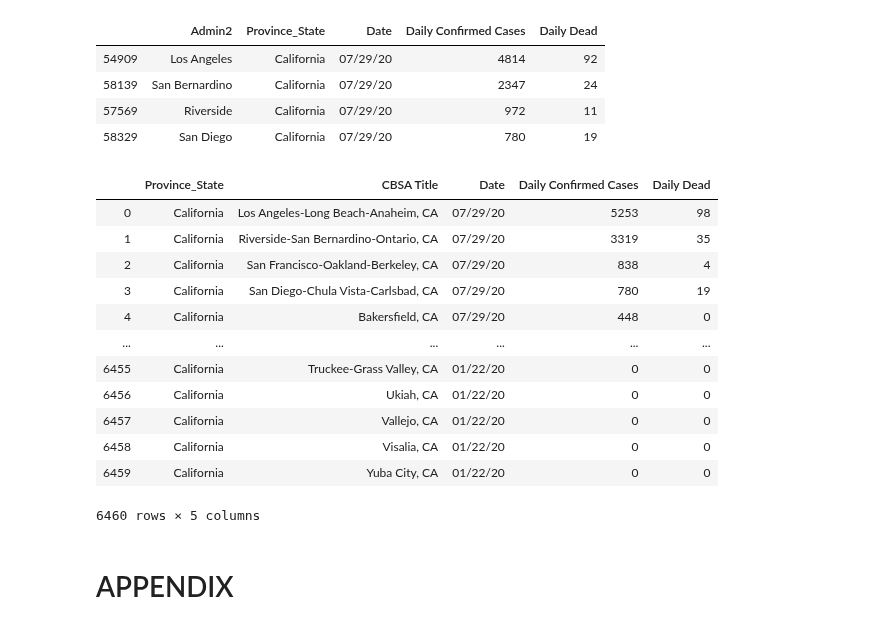
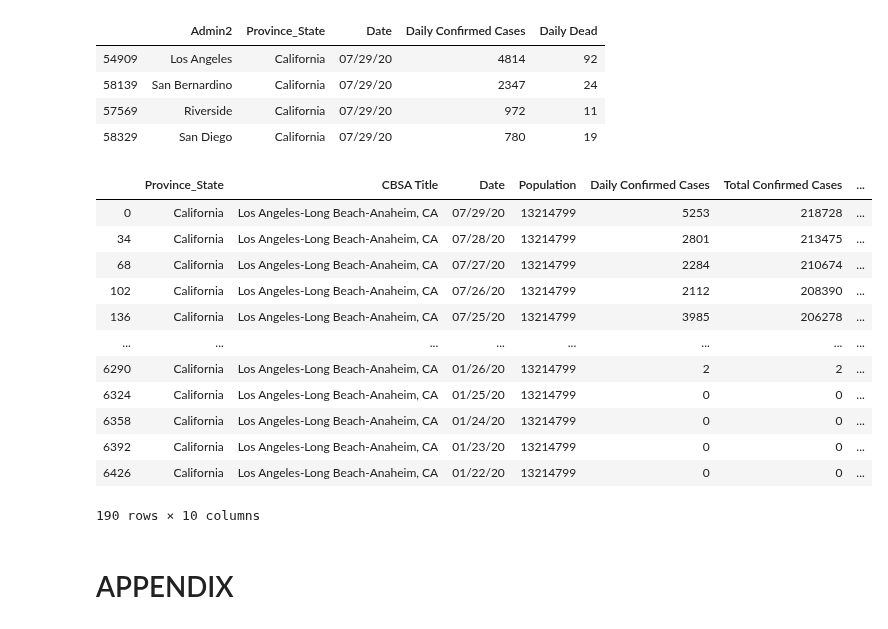
Before and after one commit to andrewcreates/DataScience-Projects, a Jupyter notebook: COVID-19/JHU CSSEGI's US Data.ipynb, the cells around one changed output. Cells and saved outputs as stored; diff of their text form; code cells hidden in the pictures.

Commit message:
Added California CBSA level exploration

```diff
--- a/COVID-19/JHU CSSEGI's US Data.ipynb
+++ b/COVID-19/JHU CSSEGI's US Data.ipynb
@@ -90,4 +89,7 @@ stategrp['Total Cases per 1000 capita'] = stategrp['Total Confirmed Cases']/stat
 # %%
+#Feature creation, rankings
+stategrp['Total Cases per 1000 capita'] = stategrp['Total Confirmed Cases']/stategrp['Population']*1000
+
 ranks = []
 for date in stategrp['Date'].unique():
     for ranking in stategrp.copy().loc[stategrp['Date']==date,'Total Confirmed Cases'].rank(ascending = False, method='min'):
@@ -103,7 +105,7 @@ for state in stategrp['Province_State'].unique():
     statetemp = pd.concat([statetemp,yest], axis=1)
     ustemp = pd.concat([ustemp, statetemp])
 
-stategrp = ustemp.sort_values(['Date','Province_State'], ascending = [False,True]).reset_index(drop=True)
+stategrp = ustemp.sort_values(['Date','Total Cases Daily Ranking'], ascending = [False,True]).reset_index(drop=True)
 stategrp['Total Cases Ranking Daily Change'] = stategrp['Total Cases Ranking Daily Change'] - stategrp['Total Cases Daily Ranking']
 
 ranks = []
@@ -193,22 +195,47 @@ us_daily.loc[(us_daily['Province_State']=='California') & (us_daily['Date']=='07
 | 57569 | Riverside | California | 07/29/20 | 972 | 11 |
 | 58329 | San Diego | California | 07/29/20 | 780 | 19 |
 # %%
-CACBSAdaily = us_daily.loc[(us_daily['Province_State']=='California')].groupby(['Province_State','CBSA Title','Date'], as_index=False)['Daily Confirmed Cases','Daily Dead'].sum()
-CACBSAdaily.sort_values(['Date','Daily Confirmed Cases'], ascending = [False,False]).reset_index(drop=True)
+cacbsa_daily = us_daily.loc[(us_daily['Province_State']=='California')].groupby(['Province_State','CBSA Title','Date'], as_index=False)['Population','Daily Confirmed Cases'].sum()
+cacbsa_daily = cacbsa_daily.sort_values(['Date','Daily Confirmed Cases'], ascending = [False,False]).reset_index(drop=True)
+cacbsa_cumsum = us_totals.loc[us_totals['Province_State']=='California'].groupby(['Province_State','CBSA Title','Date'], as_index=False)['Total Confirmed Cases','Total Dead'].sum()
+cacbsa = pd.merge(cacbsa_daily, cacbsa_cumsum, on = ['Province_State','CBSA Title','Date'], how = 'left', suffixes = (False, False))
-# %% [output]
-|  | Province_State | CBSA Title | Date | Daily Confirmed Cases | Daily Dead |
-| 0 | California | Los Angeles-Long Beach-Anaheim, CA | 07/29/20 | 5253 | 98 |
-| 1 | California | Riverside-San Bernardino-Ontario, CA | 07/29/20 | 3319 | 35 |
-| 2 | California | San Francisco-Oakland-Berkeley, CA | 07/29/20 | 838 | 4 |
-| 3 | California | San Diego-Chula Vista-Carlsbad, CA | 07/29/20 | 780 | 19 |
-| 4 | California | Bakersfield, CA | 07/29/20 | 448 | 0 |
-| ... | ... | ... | ... | ... | ... |
-| 6455 | California | Truckee-Grass Valley, CA | 01/22/20 | 0 | 0 |
-| 6456 | California | Ukiah, CA | 01/22/20 | 0 | 0 |
-| 6457 | California | Vallejo, CA | 01/22/20 | 0 | 0 |
-| 6458 | California | Visalia, CA | 01/22/20 | 0 | 0 |
-| 6459 | California | Yuba City, CA | 01/22/20 | 0 | 0 |
-6460 rows × 5 columns
+# %%
+#Feature creation, rankings
+cacbsa['Total Cases per 1000 capita'] = cacbsa['Total Confirmed Cases']/cacbsa['Population']*1000
+
+ranks = []
+for date in cacbsa['Date'].unique():
+    for ranking in cacbsa.copy().loc[cacbsa['Date']==date,'Total Confirmed Cases'].rank(ascending = False, method='min'):
+        ranks.append(ranking)
+rankings = pd.DataFrame({'Total Cases Daily Ranking': ranks})
+cacbsa = pd.concat([cacbsa, rankings], axis=1)
+
+dates = cacbsa['Date'].unique().tolist()
+cacbsatemp = pd.DataFrame()
+for state in cacbsa['CBSA Title'].unique():
+    cbsatemp = cacbsa.loc[cacbsa['CBSA Title']==state].copy().reset_index(drop=True)
+    yest = pd.Series(cbsatemp.loc[cbsatemp['Date'].isin(dates[1:]),'Total Cases Daily Ranking'].reset_index(drop=True)).rename('Total Cases Ranking Daily Change')
+    cbsatemp = pd.concat([cbsatemp,yest], axis=1)
+    cacbsatemp = pd.concat([cacbsatemp, cbsatemp])
+
+cacbsa = cacbsatemp.sort_values(['Date','Total Cases Daily Ranking'], ascending = [False,True]).reset_index(drop=True)
+cacbsa['Total Cases Ranking Daily Change'] = cacbsa['Total Cases Ranking Daily Change'] - cacbsa['Total Cases Daily Ranking']
+# %%
+cacbsa.loc[(cacbsa['CBSA Title']=='Los Angeles-Long Beach-Anaheim, CA')]
+# %% [output]
+|  | Province_State | CBSA Title | Date | Population | Daily Confirmed Cases | Total Confirmed Cases | ... |
+| 0 | California | Los Angeles-Long Beach-Anaheim, CA | 07/29/20 | 13214799 | 5253 | 218728 | ... |
+| 34 | California | Los Angeles-Long Beach-Anaheim, CA | 07/28/20 | 13214799 | 2801 | 213475 | ... |
+| 68 | California | Los Angeles-Long Beach-Anaheim, CA | 07/27/20 | 13214799 | 2284 | 210674 | ... |
+| 102 | California | Los Angeles-Long Beach-Anaheim, CA | 07/26/20 | 13214799 | 2112 | 208390 | ... |
+| 136 | California | Los Angeles-Long Beach-Anaheim, CA | 07/25/20 | 13214799 | 3985 | 206278 | ... |
+| ... | ... | ... | ... | ... | ... | ... | ... |
+| 6290 | California | Los Angeles-Long Beach-Anaheim, CA | 01/26/20 | 13214799 | 2 | 2 | ... |
+| 6324 | California | Los Angeles-Long Beach-Anaheim, CA | 01/25/20 | 13214799 | 0 | 0 | ... |
+| 6358 | California | Los Angeles-Long Beach-Anaheim, CA | 01/24/20 | 13214799 | 0 | 0 | ... |
+| 6392 | California | Los Angeles-Long Beach-Anaheim, CA | 01/23/20 | 13214799 | 0 | 0 | ... |
+| 6426 | California | Los Angeles-Long Beach-Anaheim, CA | 01/22/20 | 13214799 | 0 | 0 | ... |
+190 rows × 10 columns
 # %% [markdown]
 # APPENDIX
 # %%
```
Also changed, not shown: parts of 1 cell of this notebook.
